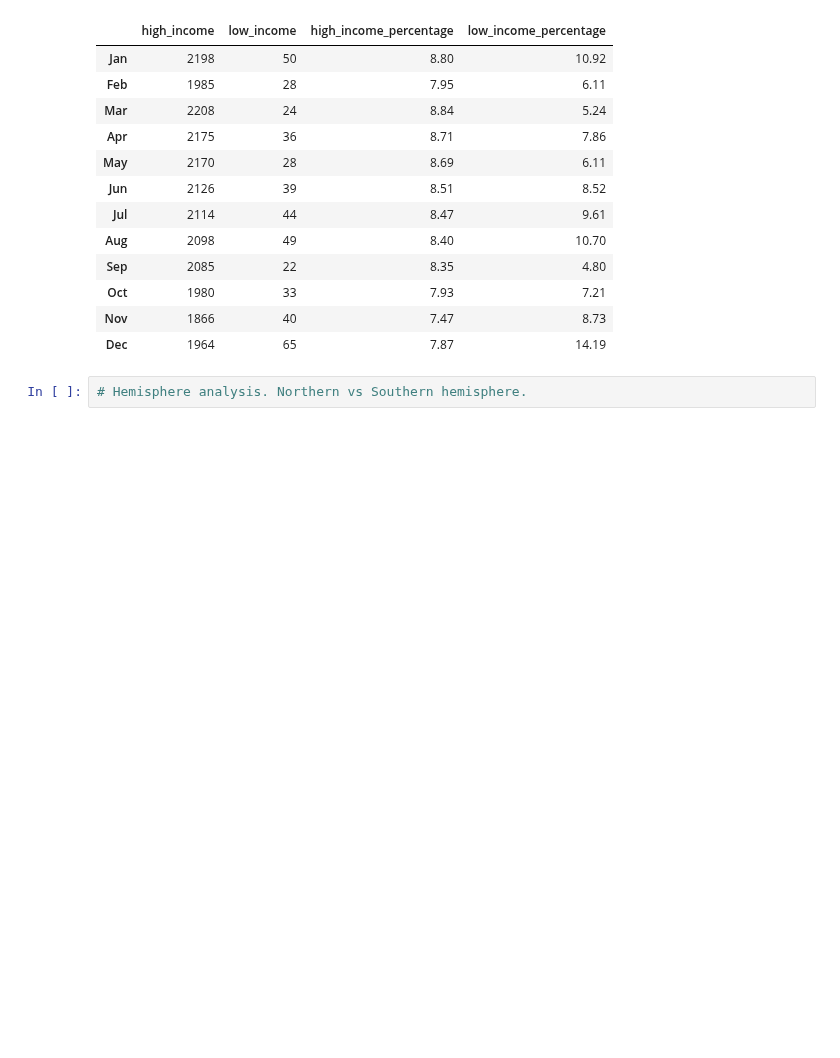
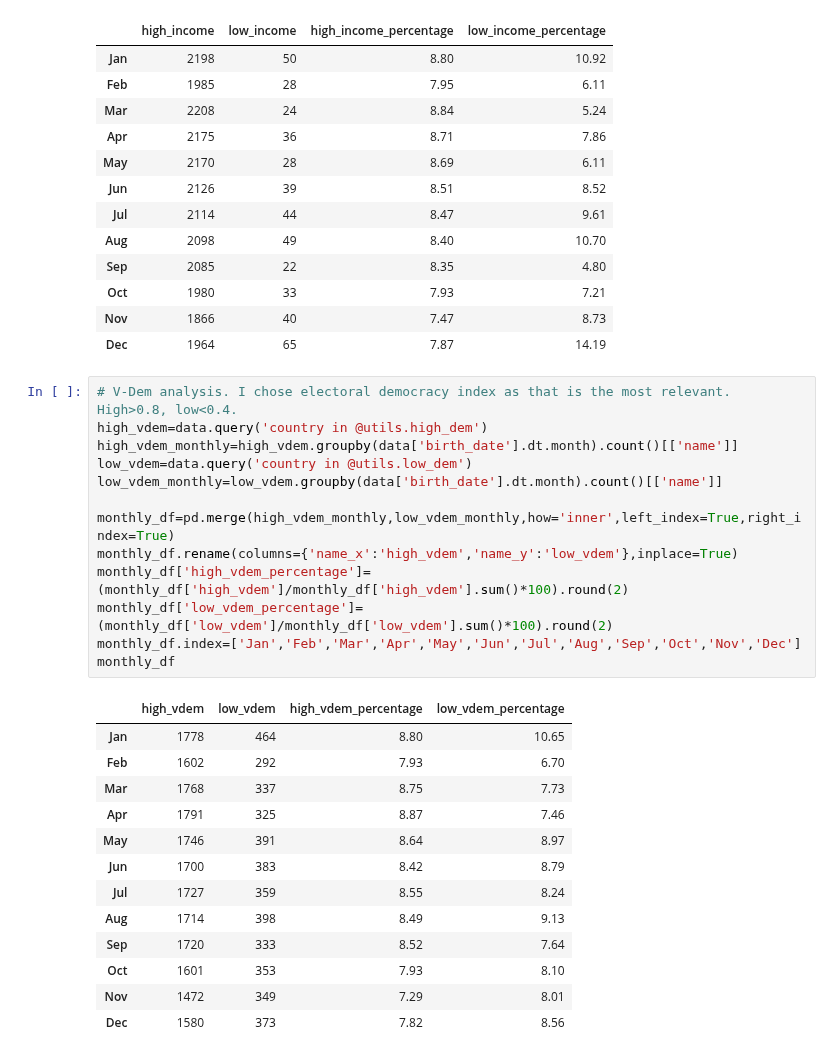
Before and after one commit to OjasSB/DS105, a Jupyter notebook: notebooks/Birth Month Analysis.ipynb, the cells around one changed output. Cells and saved outputs as stored; diff of their text form; blank space fills up the shorter version.

Commit message:
Indices analysis

```diff
--- a/notebooks/Birth Month Analysis.ipynb
+++ b/notebooks/Birth Month Analysis.ipynb
@@ -189,5 +189,30 @@ monthly_df
 | Oct | 1980 | 33 | 7.93 | 7.21 |
 | Nov | 1866 | 40 | 7.47 | 8.73 |
 | Dec | 1964 | 65 | 7.87 | 14.19 |
-# %%
-# Hemisphere analysis. Northern vs Southern hemisphere.
+# %%
+# V-Dem analysis. I chose electoral democracy index as that is the most relevant. High>0.8, low<0.4.
+high_vdem=data.query('country in @utils.high_dem')
+high_vdem_monthly=high_vdem.groupby(data['birth_date'].dt.month).count()[['name']]
+low_vdem=data.query('country in @utils.low_dem')
+low_vdem_monthly=low_vdem.groupby(data['birth_date'].dt.month).count()[['name']]
+
+monthly_df=pd.merge(high_vdem_monthly,low_vdem_monthly,how='inner',left_index=True,right_index=True)
+monthly_df.rename(columns={'name_x':'high_vdem','name_y':'low_vdem'},inplace=True)
+monthly_df['high_vdem_percentage']=(monthly_df['high_vdem']/monthly_df['high_vdem'].sum()*100).round(2)
+monthly_df['low_vdem_percentage']=(monthly_df['low_vdem']/monthly_df['low_vdem'].sum()*100).round(2)
+monthly_df.index=['Jan','Feb','Mar','Apr','May','Jun','Jul','Aug','Sep','Oct','Nov','Dec']
+monthly_df
+# %% [output]
+|  | high_vdem | low_vdem | high_vdem_percentage | low_vdem_percentage |
+| Jan | 1778 | 464 | 8.80 | 10.65 |
+| Feb | 1602 | 292 | 7.93 | 6.70 |
+| Mar | 1768 | 337 | 8.75 | 7.73 |
+| Apr | 1791 | 325 | 8.87 | 7.46 |
+| May | 1746 | 391 | 8.64 | 8.97 |
+| Jun | 1700 | 383 | 8.42 | 8.79 |
+| Jul | 1727 | 359 | 8.55 | 8.24 |
+| Aug | 1714 | 398 | 8.49 | 9.13 |
+| Sep | 1720 | 333 | 8.52 | 7.64 |
+| Oct | 1601 | 353 | 7.93 | 8.10 |
+| Nov | 1472 | 349 | 7.29 | 8.01 |
+| Dec | 1580 | 373 | 7.82 | 8.56 |
```
Also changed, not shown: parts of 3 cells of this notebook, 2 other files.
